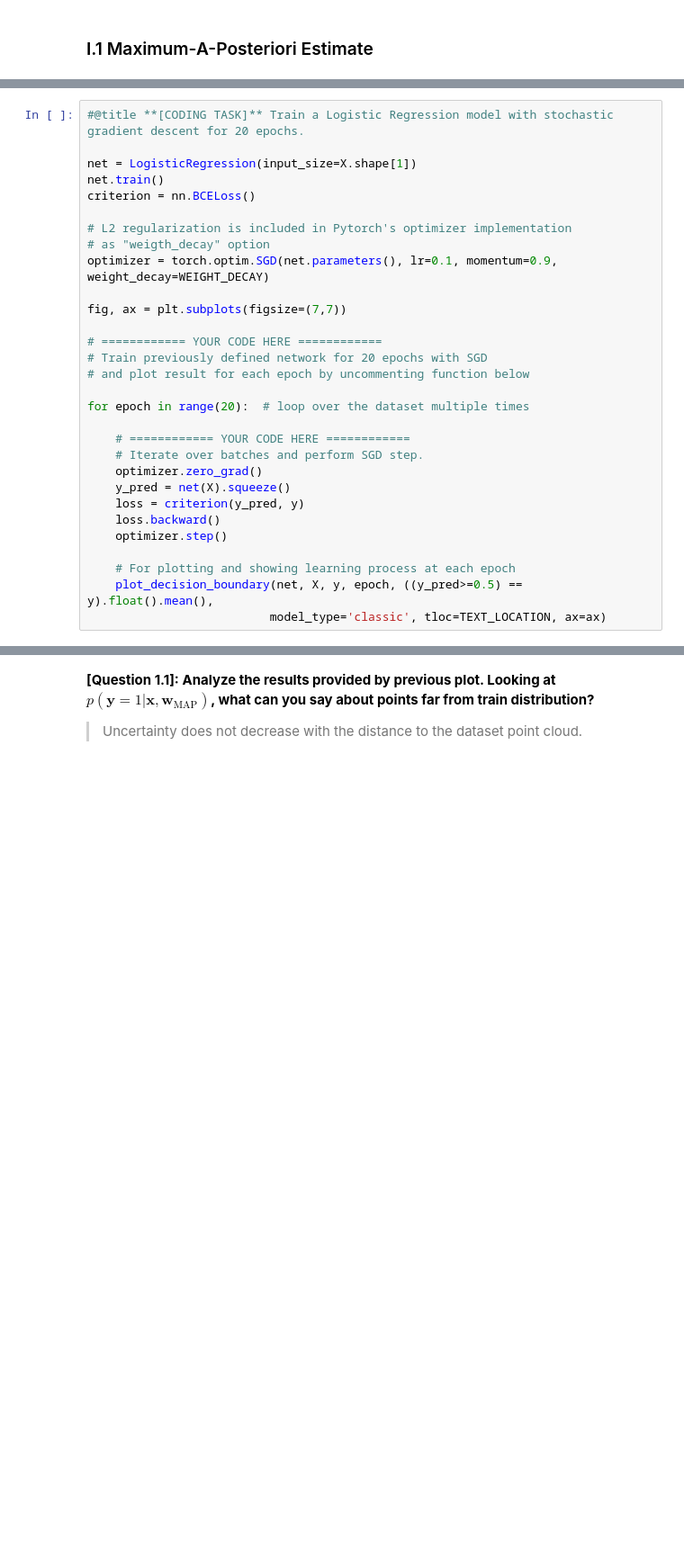
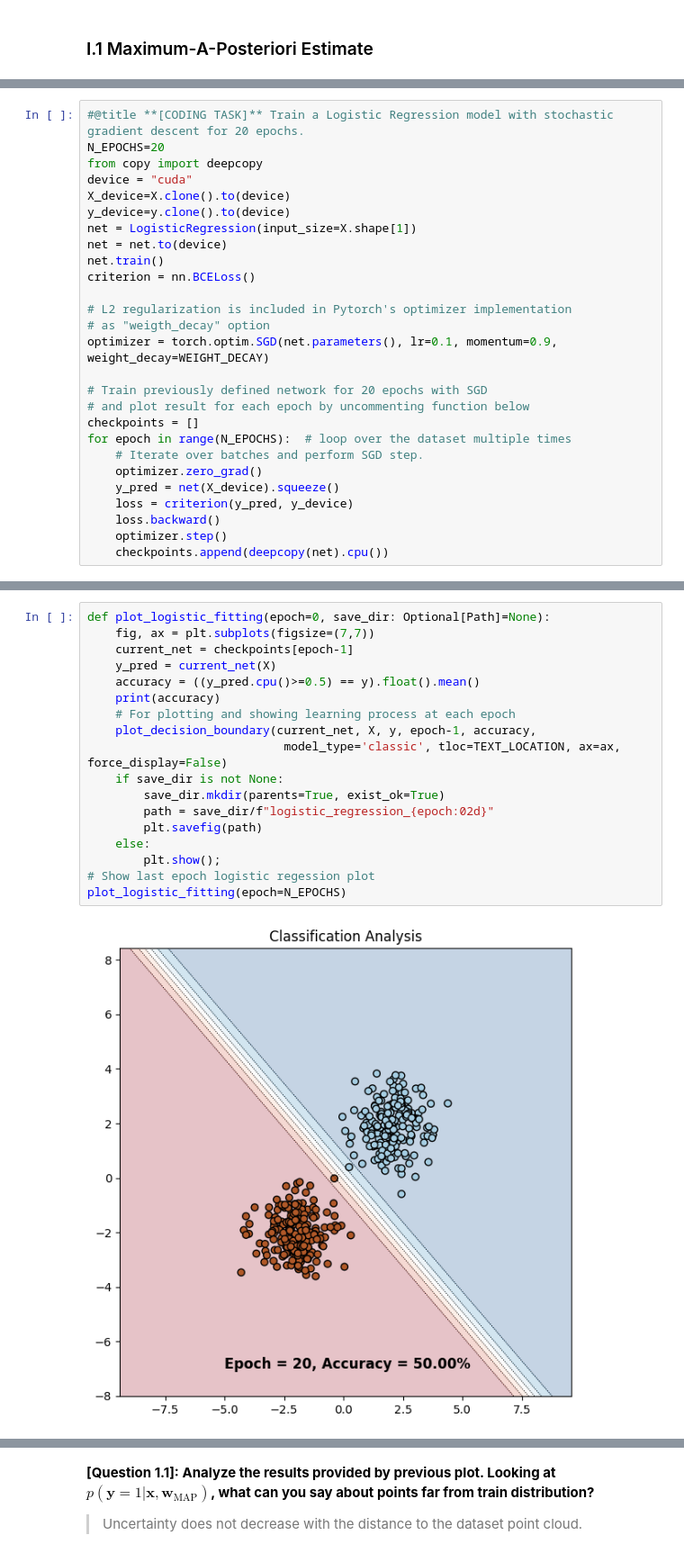
Before and after one commit to balthazarneveu/MVA23_DEEP_LEARNING_THEORY_FOUNDATIONS, a Jupyter notebook: TP2_Approximate_Inference.ipynb, the cells around one changed output, grey strips where cells are left out. Shown at 90% size. Drawn from its saved outputs; the diff is of its cells as text; blank space fills up the shorter version.

```diff
--- a/TP2_Approximate_Inference.ipynb
+++ b/TP2_Approximate_Inference.ipynb
@@ -116,8 +133,13 @@ class LogisticRegression(nn.Module):
         return torch.sigmoid(out)
 # %%
 #@title **[CODING TASK]** Train a Logistic Regression model with stochastic gradient descent for 20 epochs.
-
+N_EPOCHS=20
+from copy import deepcopy
+device = "cuda"
+X_device=X.clone().to(device)
+y_device=y.clone().to(device)
 net = LogisticRegression(input_size=X.shape[1])
+net = net.to(device)
 net.train()
 criterion = nn.BCELoss()
 
@@ -125,22 +147,14 @@ criterion = nn.BCELoss()
 # as "weigth_decay" option
 optimizer = torch.optim.SGD(net.parameters(), lr=0.1, momentum=0.9, weight_decay=WEIGHT_DECAY)
 
-fig, ax = plt.subplots(figsize=(7,7))
-
-# ============ YOUR CODE HERE ============
 # Train previously defined network for 20 epochs with SGD
 # and plot result for each epoch by uncommenting function below
-
-for epoch in range(20):  # loop over the dataset multiple times
-
-    # ============ YOUR CODE HERE ============
+checkpoints = []
+for epoch in range(N_EPOCHS):  # loop over the dataset multiple times
     # Iterate over batches and perform SGD step.
     optimizer.zero_grad()
-    y_pred = net(X).squeeze()
-    loss = criterion(y_pred, y)
+    y_pred = net(X_device).squeeze()
+    loss = criterion(y_pred, y_device)
     loss.backward()
     optimizer.step()
-
-    # For plotting and showing learning process at each epoch
-    plot_decision_boundary(net, X, y, epoch, ((y_pred>=0.5) == y).float().mean(),
-                          model_type='classic', tloc=TEXT_LOCATION, ax=ax)
+    checkpoints.append(deepcopy(net).cpu())
@@ -148,0 +161,20 @@ for epoch in range(20):  # loop over the dataset multiple times
+# %%
+def plot_logistic_fitting(epoch=0, save_dir: Optional[Path]=None):
+    fig, ax = plt.subplots(figsize=(7,7))
+    current_net = checkpoints[epoch-1]
+    y_pred = current_net(X)
+    accuracy = ((y_pred.cpu()>=0.5) == y).float().mean()
+    print(accuracy)
+    # For plotting and showing learning process at each epoch
+    plot_decision_boundary(current_net, X, y, epoch-1, accuracy,
+                            model_type='classic', tloc=TEXT_LOCATION, ax=ax, force_display=False)
+    if save_dir is not None:
+        save_dir.mkdir(parents=True, exist_ok=True)
+        path = save_dir/f"logistic_regression_{epoch:02d}"
+        plt.savefig(path)
+    else:
+        plt.show();
+# Show last epoch logistic regession plot
+plot_logistic_fitting(epoch=N_EPOCHS)
+# %% [output]
+[figure, added]
```
Also changed, not shown: parts of 8 cells of this notebook, 1 other file.
